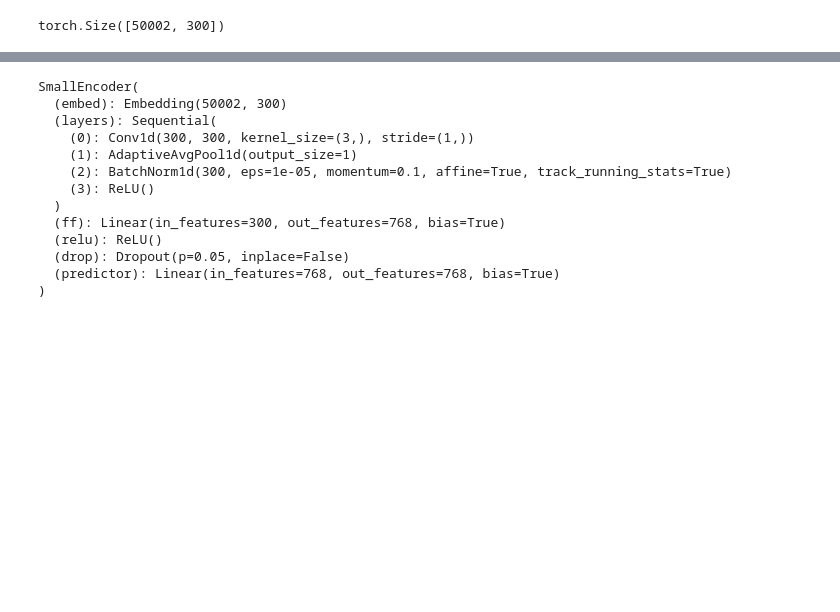
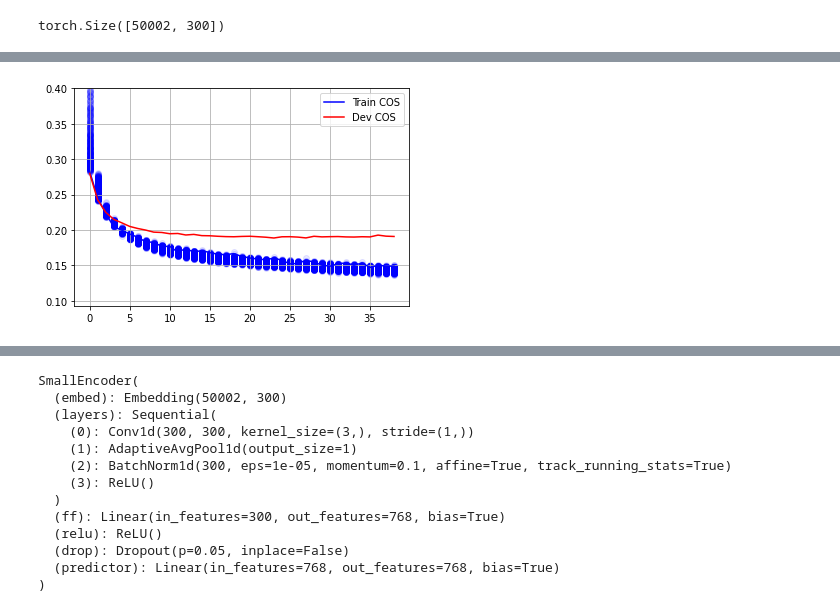
Before and after one commit to wilfreddesert/headline_generation, a Jupyter notebook: src/Clustering/train_small.ipynb, the cells around one changed output, grey strips where cells are left out. Cells and saved outputs as stored; diff of their text form; code cells hidden in the pictures; blank space fills up the shorter version.

```diff
--- a/src/Clustering/train_small.ipynb
+++ b/src/Clustering/train_small.ipynb
@@ -281,3 +279,13 @@ Wall time: 2h 26min 54s
+# %%
+def plot_cos_loss(scores):
+    plt.scatter(*zip(*scores['train_all']), alpha=0.09, c='b')
+    plt.plot(*zip(*scores['train']), c='b', label='Train COS')
+    plt.plot(*zip(*scores['dev']), c='r', label='Dev COS')
+    plt.ylim(top=0.4); plt.legend(); plt.grid(); plt.show()
+# %%
+plot_cos_loss(scores)
+# %% [output]
+[figure, added]
 # %%
 print_metrics(model, test_loader);
 # %% [output]
```
Also changed, not shown: parts of 6 cells of this notebook.
